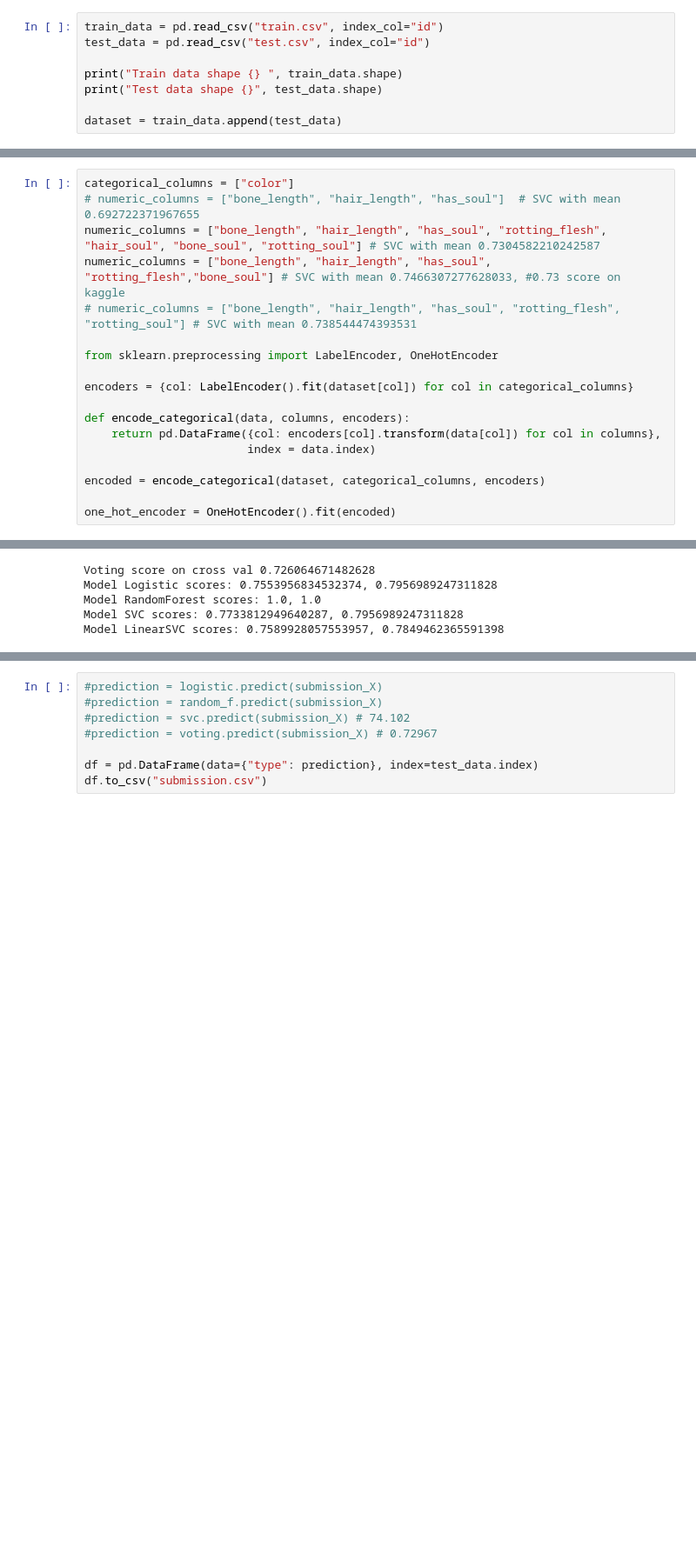
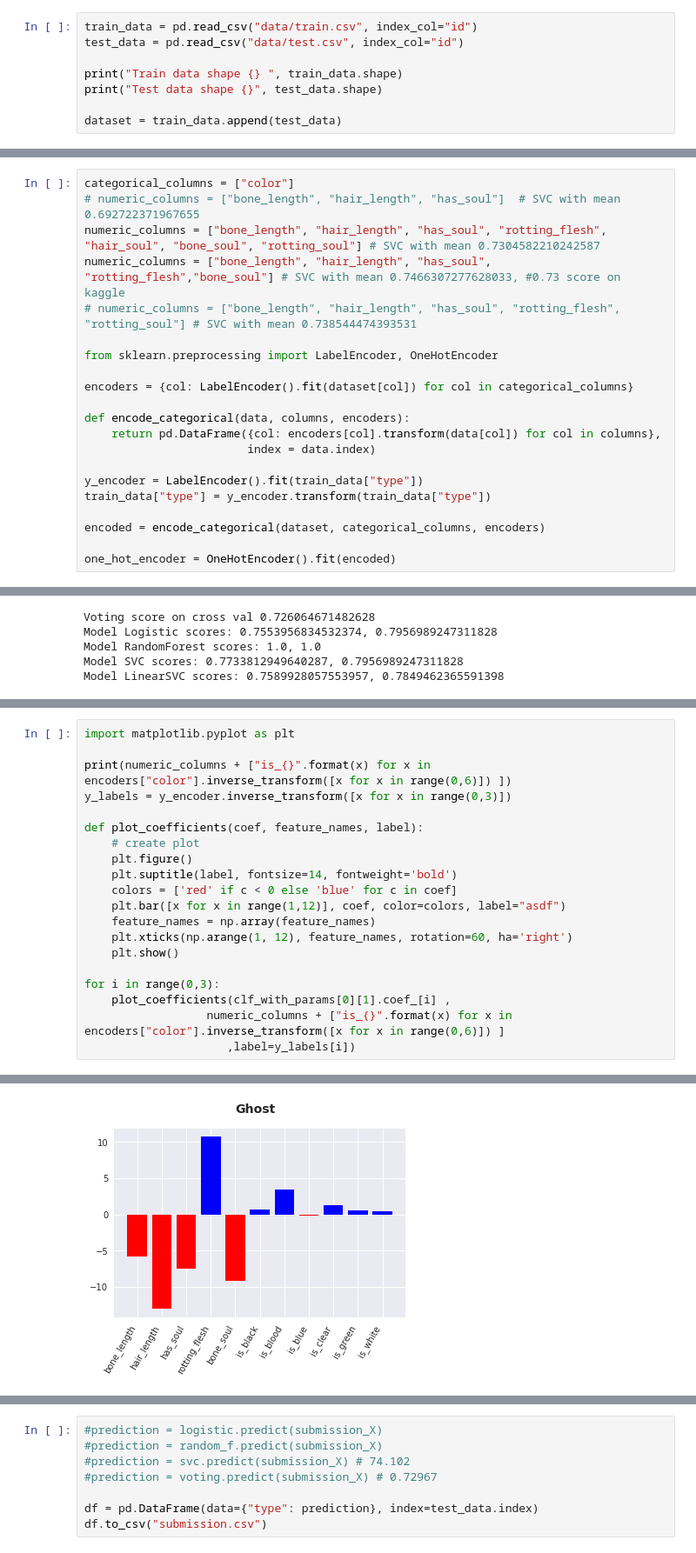
Before and after one commit to radpet/fmi-ml, a Jupyter notebook: goblins/Just messin arround.ipynb, the cells around one changed output, grey strips where cells are left out. Shown: that part at 87% size. Saved outputs shown, nothing was run; the diff lists cells and outputs as text; blank space fills up the shorter version.

Commit message:
add coef graph and data

```diff
--- a/goblins/Just messin arround.ipynb
+++ b/goblins/Just messin arround.ipynb
@@ -15,8 +15,8 @@ Data fields
 * **color** - dominant color of the creature: 'white','black','clear','blue','green','blood'
 * type - target variable: 'Ghost', 'Goblin', and 'Ghoul'
 # %%
-train_data = pd.read_csv("train.csv", index_col="id")
-test_data = pd.read_csv("test.csv", index_col="id")
+train_data = pd.read_csv("data/train.csv", index_col="id")
+test_data = pd.read_csv("data/test.csv", index_col="id")
 
 print("Train data shape {} ", train_data.shape)
 print("Test data shape {}", test_data.shape)
@@ -91,6 +93,9 @@ def encode_categorical(data, columns, encoders):
     return pd.DataFrame({col: encoders[col].transform(data[col]) for col in columns},
                         index = data.index)
 
+y_encoder = LabelEncoder().fit(train_data["type"])
+train_data["type"] = y_encoder.transform(train_data["type"])
+
 encoded = encode_categorical(dataset, categorical_columns, encoders)
 
 one_hot_encoder = OneHotEncoder().fit(encoded)
@@ -210,0 +227,21 @@ Model LinearSVC scores: 0.7589928057553957, 0.7849462365591398
+# %%
+import matplotlib.pyplot as plt
+
+print(numeric_columns + ["is_{}".format(x) for x in  encoders["color"].inverse_transform([x for x in range(0,6)]) ])
+y_labels = y_encoder.inverse_transform([x for x in range(0,3)])
+
+def plot_coefficients(coef, feature_names, label):
+    # create plot
+    plt.figure()
+    plt.suptitle(label, fontsize=14, fontweight='bold')
+    colors = ['red' if c < 0 else 'blue' for c in coef]
+    plt.bar([x for x in range(1,12)], coef, color=colors, label="asdf")
+    feature_names = np.array(feature_names)
+    plt.xticks(np.arange(1, 12), feature_names, rotation=60, ha='right')
+    plt.show()
+
+for i in range(0,3):
+    plot_coefficients(clf_with_params[0][1].coef_[i] ,
+                  numeric_columns + ["is_{}".format(x) for x in  encoders["color"].inverse_transform([x for x in range(0,6)]) ]
+                     ,label=y_labels[i])
+# %% [output]
@@ -210,0 +249 @@ Model LinearSVC scores: 0.7589928057553957, 0.7849462365591398
+[figure, added]
```
Also changed, not shown: parts of 6 cells of this notebook, 3 other files.
